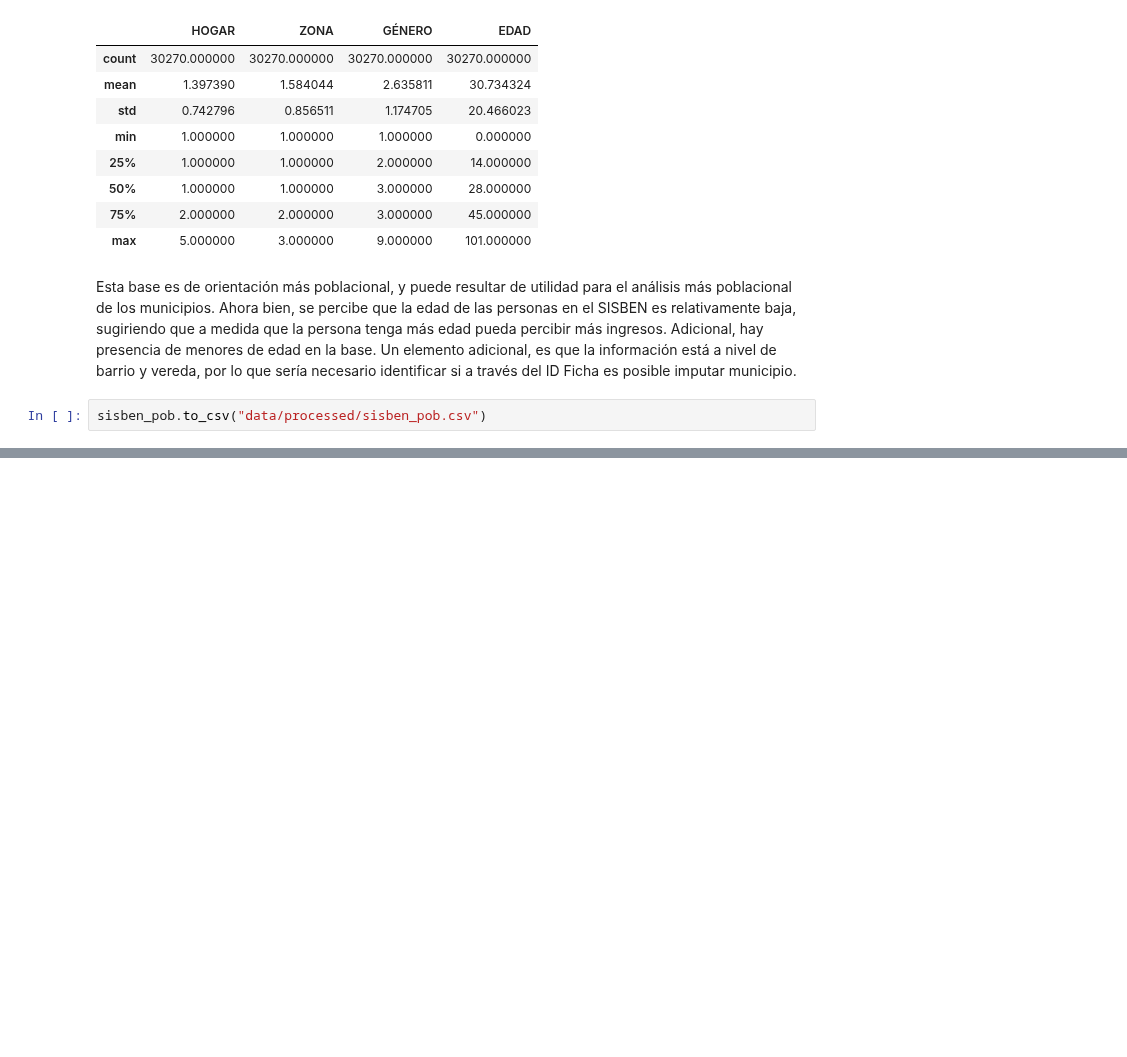
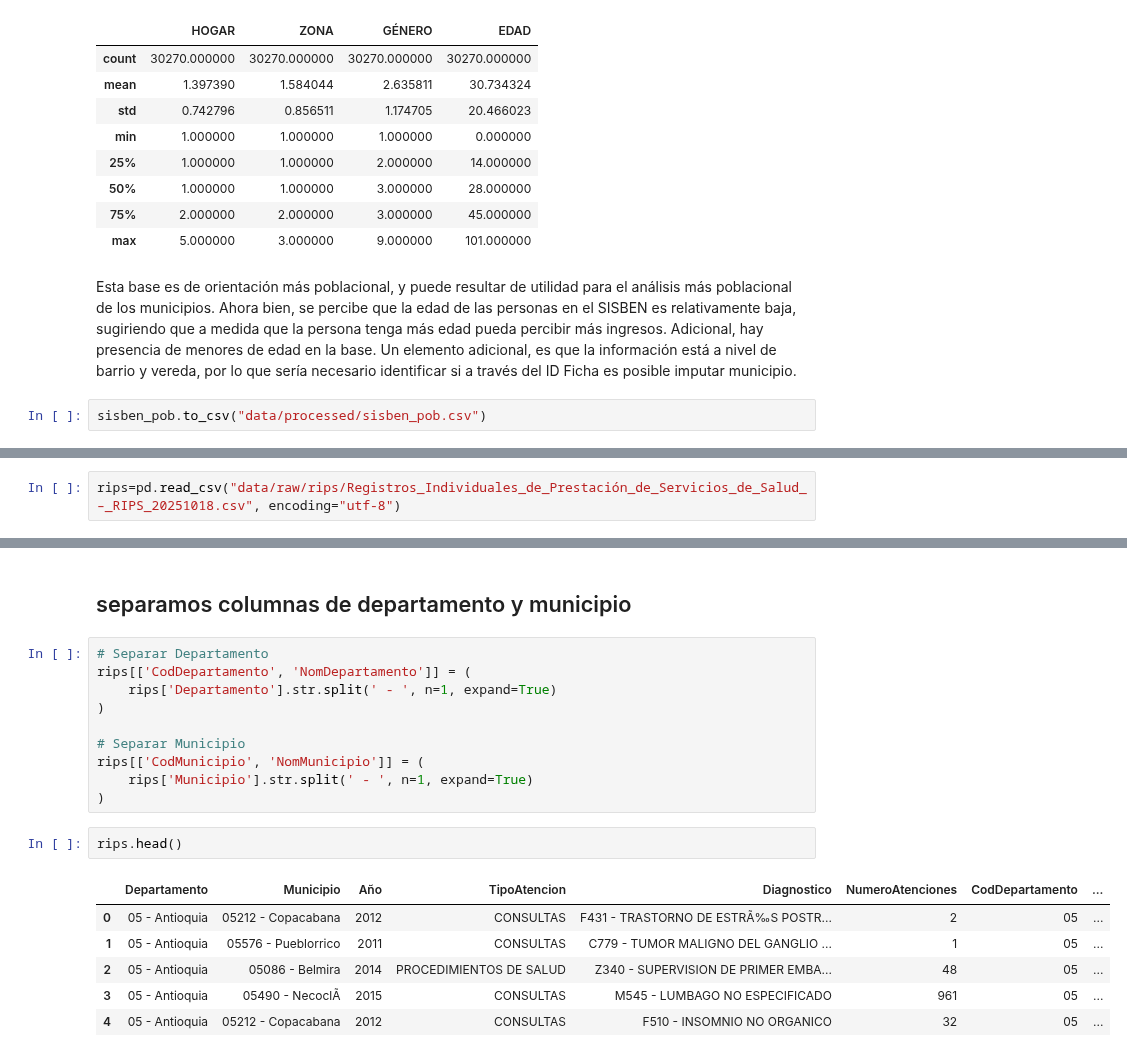
Before and after one commit to Geral2001/Proyecto_DSA, a Jupyter notebook: Punto_1.ipynb, the cells around one changed output, grey strips where cells are left out. Cells and saved outputs as stored; diff of their text form; blank space fills up the shorter version.

```diff
--- a/Punto_1.ipynb
+++ b/Punto_1.ipynb
@@ -507,0 +703,2 @@ sisben_pob.to_csv("data/processed/sisben_pob.csv")
+# %%
+rips=pd.read_csv("data/raw/rips/Registros_Individuales_de_Prestación_de_Servicios_de_Salud_–_RIPS_20251018.csv", encoding="utf-8")
@@ -507,0 +714,21 @@ sisben_pob.to_csv("data/processed/sisben_pob.csv")
+# %% [markdown]
+## separamos columnas de departamento y municipio
+# %%
+# Separar Departamento
+rips[['CodDepartamento', 'NomDepartamento']] = (
+    rips['Departamento'].str.split(' - ', n=1, expand=True)
+)
+
+# Separar Municipio
+rips[['CodMunicipio', 'NomMunicipio']] = (
+    rips['Municipio'].str.split(' - ', n=1, expand=True)
+)
+# %%
+rips.head()
+# %% [output]
+|  | Departamento | Municipio | Año | TipoAtencion | Diagnostico | NumeroAtenciones | CodDepartamento | ... |
+| 0 | 05 - Antioquia | 05212 - Copacabana | 2012 | CONSULTAS | F431 - TRASTORNO DE ESTRÃ‰S POSTR... | 2 | 05 | ... |
+| 1 | 05 - Antioquia | 05576 - Pueblorrico | 2011 | CONSULTAS | C779 - TUMOR MALIGNO DEL GANGLIO ... | 1 | 05 | ... |
+| 2 | 05 - Antioquia | 05086 - Belmira | 2014 | PROCEDIMIENTOS DE SALUD | Z340 - SUPERVISION DE PRIMER EMBA... | 48 | 05 | ... |
+| 3 | 05 - Antioquia | 05490 - NecoclÃ­ | 2015 | CONSULTAS | M545 - LUMBAGO NO ESPECIFICADO | 961 | 05 | ... |
+| 4 | 05 - Antioquia | 05212 - Copacabana | 2012 | CONSULTAS | F510 - INSOMNIO NO ORGANICO | 32 | 05 | ... |
```
Also changed, not shown: parts of 41 cells of this notebook, 1 other file.
